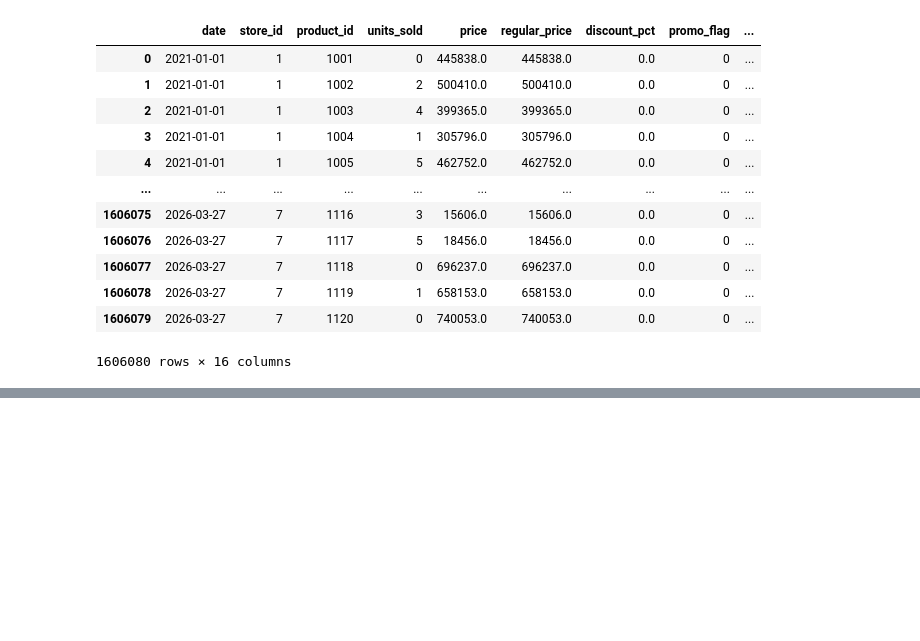
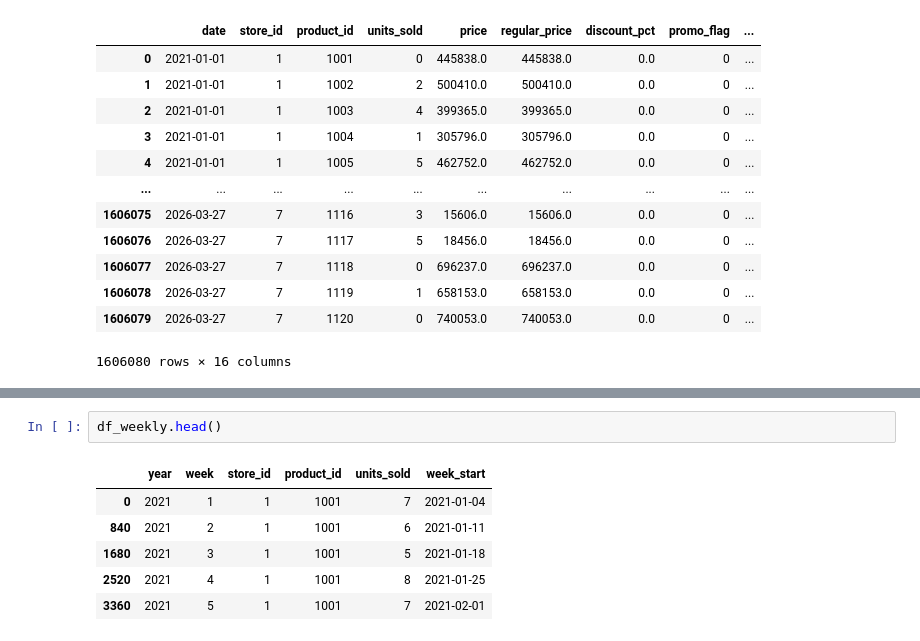
Before and after one commit to SunnyX-AI/ai-powered-sales-forecasting, a Jupyter notebook: notebooks/00_experiments.ipynb, the cells around one changed output, grey strips where cells are left out. Saved outputs shown, nothing was run; the diff lists cells and outputs as text; blank space fills up the shorter version.

```diff
--- a/notebooks/00_experiments.ipynb
+++ b/notebooks/00_experiments.ipynb
@@ -1540,0 +1611,9 @@ df
+# %%
+df_weekly.head()
+# %% [output]
+|  | year | week | store_id | product_id | units_sold | week_start |
+| 0 | 2021 | 1 | 1 | 1001 | 7 | 2021-01-04 |
+| 840 | 2021 | 2 | 1 | 1001 | 6 | 2021-01-11 |
+| 1680 | 2021 | 3 | 1 | 1001 | 5 | 2021-01-18 |
+| 2520 | 2021 | 4 | 1 | 1001 | 8 | 2021-01-25 |
+| 3360 | 2021 | 5 | 1 | 1001 | 7 | 2021-02-01 |
```
Also changed, not shown: parts of 10 cells of this notebook, 2 other files.
